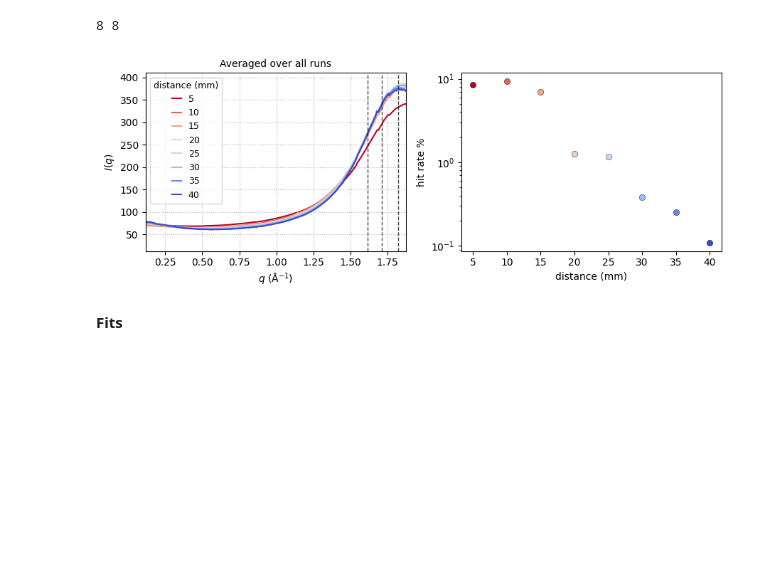
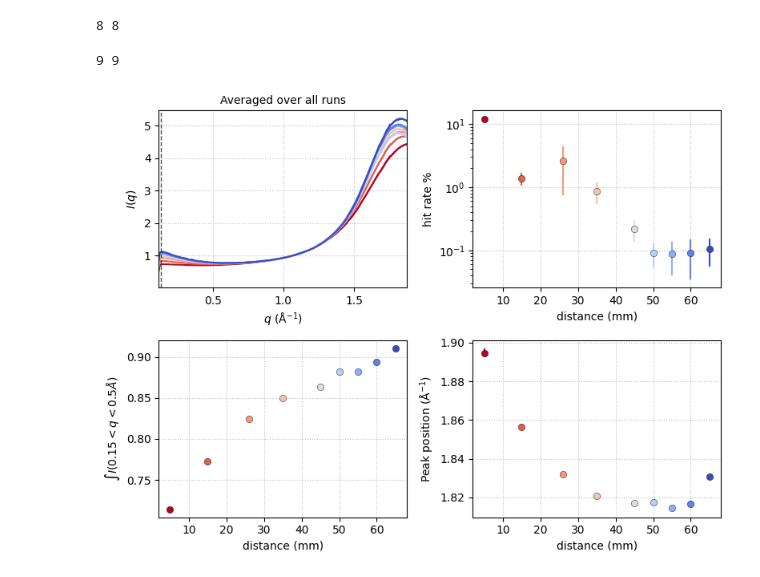
Before and after one commit to fperakis/SACLA_2022B8033, a Jupyter notebook: examples/09-plot_all_fit.ipynb, the cells around one changed output. Drawn from its saved outputs; the diff is of its cells as text; code cells hidden in the pictures; blank space fills up the shorter version.

```diff
--- a/examples/09-plot_all_fit.ipynb
+++ b/examples/09-plot_all_fit.ipynb
@@ -154,40 +211,95 @@ posz = [5,10,15,20,25,30,35,40]
 print(len(runs), len(posz))
 # %% [output]
 8 8
+# %%
+# these are the runs with another droplet size
+runs = [[1192503,1192504], # 5
+        [1192506,1192507,1192508], # 15
+        [1192510,1192511,1192512], # 26
+        [1192514,1192515,1192516,1192517,1192518], # 35
+        [1192520,1192521,1192522,1192523,1192524,1192525], # 45
+        [1192527,1192528,1192529,1192530,1192532,1192533],#50
+        [1192536,1192539,1192541,1192542,1192543,1192544,1192545,1192546],#55 (1192537, 1192538,1192540 do not have anyhits)
+        [1192558,1192559,1192560,1192561,1192562,1192563,1192564,], ##60
+       ]
+
+
+posz = [5,15,26,35,45,50,55,60]#,10,15,20,25,30,35,40]
+print(len(runs), len(posz))
+# %% [output]
+9 9
 # %%
-fig, (a1,a2) = plt.subplots(1,2,figsize=(9,3.5), tight_layout=True)
+fig, ((a1,a2),(a3,a4)) = plt.subplots(2,2,figsize=(8,6), tight_layout=True)
 col = plt.cm.coolwarm_r(np.linspace(0,1,len(runs)))
 
+
+dIqs = []
 Iqs = []
 qs = []
+I_qs0=[]
+i_norm=np.zeros(len(runs))
+di_norm=np.zeros(len(runs))
+
 
 for i in range(len(runs)):
     Iq_tmp = []
     tmp = []
     for j in range(len(runs[i])):
         file = np.load(f'{path}water_{runs[i][j]}.npz')
         Iq_tmp.append(file['I'])
         tmp.append(file['hit_rate']*100)
     qs.append(file['q'])
     Iqs.append(np.average(Iq_tmp, axis=0))
-    a1.plot(qs[i], Iqs[i], c=col[i], label=posz[i])
-    a2.plot(posz[i], np.average(tmp, axis=0),marker='o',c=col[i], markeredgecolor='k', markeredgewidth=.3)
+    dIqs.append(np.std(Iq_tmp, axis=0)/np.sqrt(np.size(Iq_tmp,0)))
 
-for ref in [1.6129, 1.71, 1.82]:
-    a1.axvline(x=ref, ls='--', c='k', alpha=0.7, lw=1)
+    norm=(np.mean(Iqs[i][(file['q']>.9)&(file['q']<1.2)]))
+    I_qs0= Iqs[i]/norm
 
-a1.set_xlim(file['q'][3], file['q'][-3])
+    i_norm[i]=np.mean(I_qs0[10:68])
+    di_norm[i]=np.sqrt(np.sum(np.array(dIqs[i][10:68])**2))/norm
+    popt,xc,curve,perr = fit(gaussian, qs[i][xmin:xmax], Iqs[i][xmin:xmax]/norm, p0=[350,1.8,.3, 50])
+
+
+    a1.plot(qs[i][:-1],I_qs0[:-1], c=col[i], label=posz[i],ls='-',fillstyle='none',ms=3,)
+    a1.plot(qs[i][xmin:xmax],curve,c=col[i])
+
+    a2.errorbar(posz[i], np.average(tmp, axis=0), np.std(tmp),marker='o',c=col[i], markeredgecolor='k', markeredgewidth=.3)
+
+    a3.plot(posz[i],i_norm[i], c=col[i], marker='o', markeredgecolor='k', markeredgewidth=.3, ls='')
+
+    a4.errorbar(posz[i], popt[1], perr[1], c=col[i], marker='o', markeredgecolor='k', markeredgewidth=.3, ls='')
+
+
+
+#for ref in [1.6129, 1.71, 1.82]:
+#    a1.axvline(x=ref, ls='--', c='k', alpha=0.7, lw=1)
+a1.axvline(x=.13, ls='--', c='k', alpha=0.7, lw=1)
+
+a1.set_xlim(file['q'][3],file['q'][-3])
+#a1.set_xlim(1.,file['q'][-3])
+
 a1.grid(ls=':',alpha=.9)
-legend=a1.legend(handlelength=1, fontsize=9)
-legend.set_title('distance (mm)',prop={'size':9})
+#legend=a1.legend(handlelength=1, fontsize=9)
+#legend.set_title('distance (mm)',prop={'size':9})
 # a1.setp(legend.get_title(),fontsize=8)
+
 a1.set_ylabel(r'$I(q)$')
 a1.set_xlabel(r'$q$ $\rm (\AA^{-1})$')
 a1.set_title('Averaged over all runs', fontsize=10)
+a1.grid(ls=':',alpha=.8)
+
+
 a2.set_xlabel('distance (mm)')
 a2.set_ylabel('hit rate %')
 a2.set_yscale('log')
+a2.grid(ls=':',alpha=.8)
+
+a3.set_xlabel('distance (mm)')
+a3.set_ylabel(r'$\int I(0.15<q<0.5 \AA)$')
+a3.grid(ls=':',alpha=.8)
+
+a4.set_ylabel(r'Peak position $\rm (\AA^{-1})$')
+a4.set_xlabel('distance (mm)')
+a4.grid(ls=':',alpha=.8)
 # %% [output]
-[figure, old version]
+[figure, new version]
-# %% [markdown]
-**Fits**
```
Also changed, not shown: parts of 19 cells of this notebook, 1 other file.
